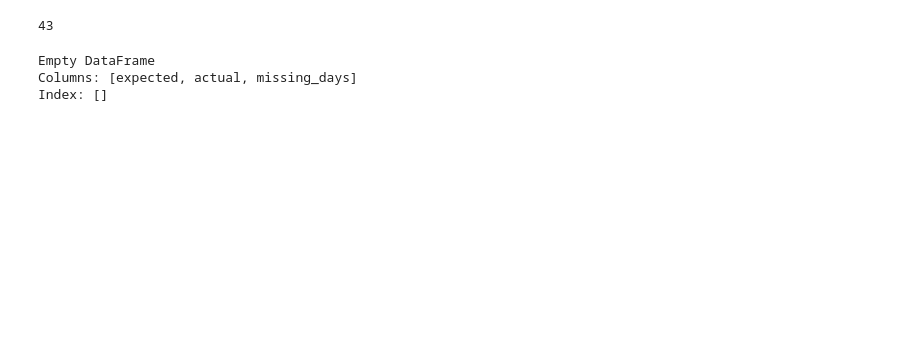
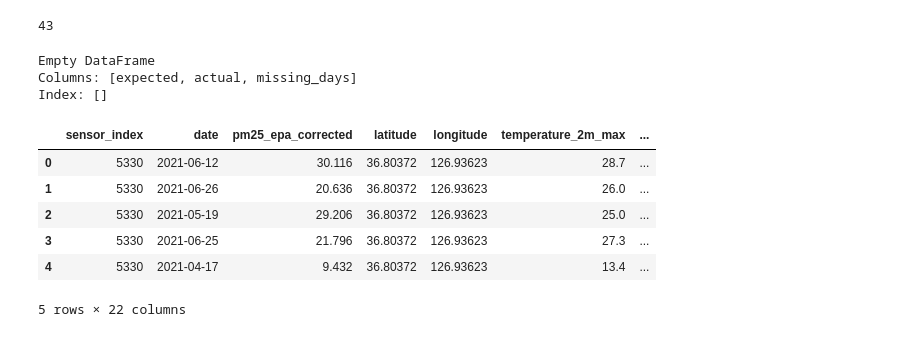
Before and after one commit to moundong19/Korea-Research, a Jupyter notebook: korea_network_construction.ipynb, the cells around one changed output. Drawn from its saved outputs; the diff is of its cells as text; code cells hidden in the pictures; blank space fills up the shorter version.

```diff
--- a/korea_network_construction.ipynb
+++ b/korea_network_construction.ipynb
@@ -38,3 +38,13 @@ Columns: [expected, actual, missing_days]
 Index: []
 # %%
 #now connect the sensors into a air monitoring network.
+# %%
+df_processed_enriched.head(5)
+# %% [output]
+|  | sensor_index | date | pm25_epa_corrected | latitude | longitude | temperature_2m_max | ... |
+| 0 | 5330 | 2021-06-12 | 30.116 | 36.80372 | 126.93623 | 28.7 | ... |
+| 1 | 5330 | 2021-06-26 | 20.636 | 36.80372 | 126.93623 | 26.0 | ... |
+| 2 | 5330 | 2021-05-19 | 29.206 | 36.80372 | 126.93623 | 25.0 | ... |
+| 3 | 5330 | 2021-06-25 | 21.796 | 36.80372 | 126.93623 | 27.3 | ... |
+| 4 | 5330 | 2021-04-17 | 9.432 | 36.80372 | 126.93623 | 13.4 | ... |
+5 rows × 22 columns
```
Also changed, not shown: parts of 10 cells of this notebook.
